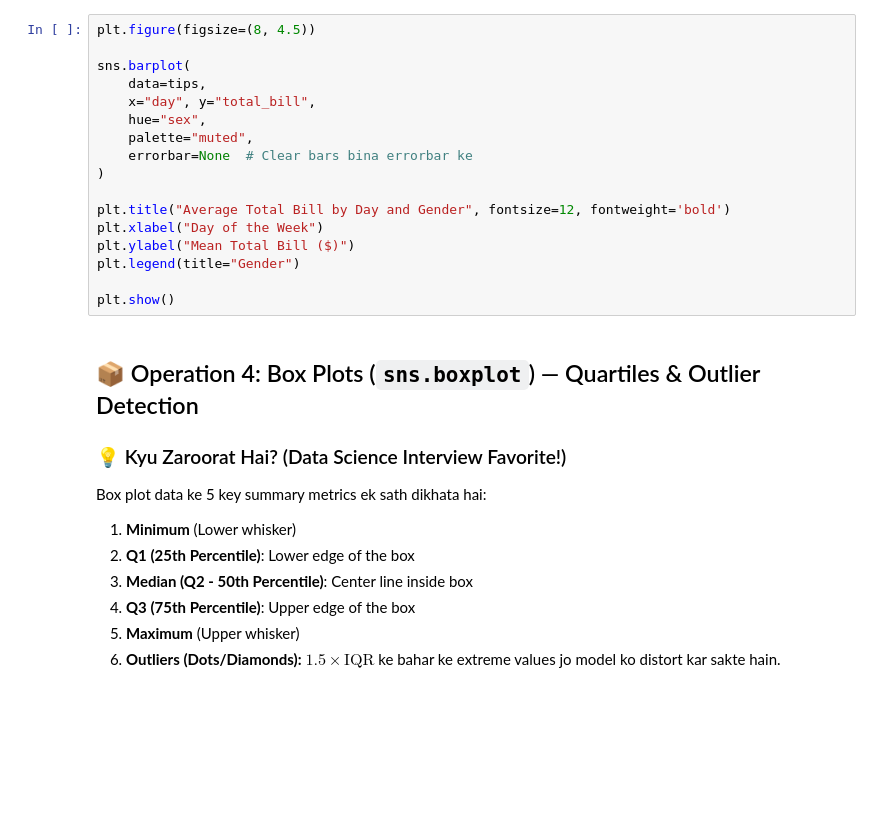
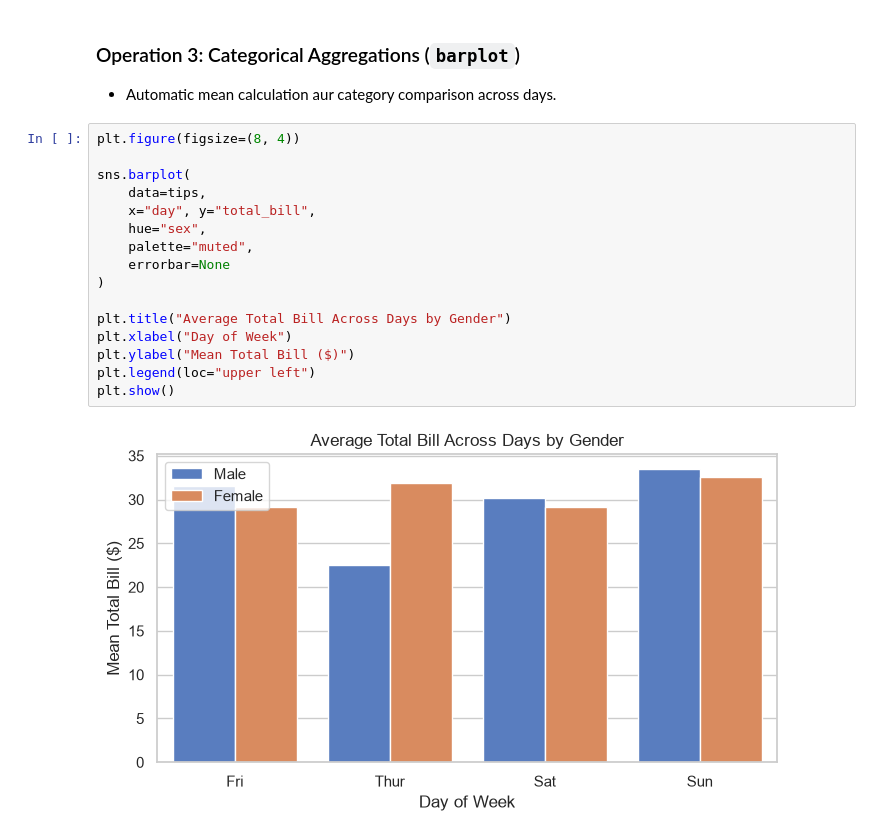
Before and after one commit to SobanAhmad-28/Ai_Ml_Learning, a Jupyter notebook: notebooks/data_visualization/lec_2_seaborn_statistical_visualization.ipynb, the cells around one changed output. Cells and saved outputs as stored; diff of their text form; blank space fills up the shorter version.

```diff
--- a/notebooks/data_visualization/lec_2_seaborn_statistical_visualization.ipynb
+++ b/notebooks/data_visualization/lec_2_seaborn_statistical_visualization.ipynb
@@ -90,28 +80,21 @@ Matplotlib ke bar chart me hume manual mean calculate karna padta hai. Seaborn k
+# %% [markdown]
+### Operation 3: Categorical Aggregations (`barplot`)
+- Automatic mean calculation aur category comparison across days.
 # %%
-plt.figure(figsize=(8, 4.5))
+plt.figure(figsize=(8, 4))
 
 sns.barplot(
     data=tips,
     x="day", y="total_bill",
     hue="sex",
     palette="muted",
-    errorbar=None  # Clear bars bina errorbar ke
+    errorbar=None
 )
 
-plt.title("Average Total Bill by Day and Gender", fontsize=12, fontweight='bold')
-plt.xlabel("Day of the Week")
+plt.title("Average Total Bill Across Days by Gender")
+plt.xlabel("Day of Week")
 plt.ylabel("Mean Total Bill ($)")
-plt.legend(title="Gender")
-
+plt.legend(loc="upper left")
 plt.show()
+# %% [output]
+[figure, added]
-# %% [markdown]
-## 📦 Operation 4: Box Plots (`sns.boxplot`) — Quartiles & Outlier Detection
-
-### 💡 Kyu Zaroorat Hai? (Data Science Interview Favorite!)
-Box plot data ke 5 key summary metrics ek sath dikhata hai:
-1. **Minimum** (Lower whisker)
-2. **Q1 (25th Percentile)**: Lower edge of the box
-3. **Median (Q2 - 50th Percentile)**: Center line inside box
-4. **Q3 (75th Percentile)**: Upper edge of the box
-5. **Maximum** (Upper whisker)
-6. **Outliers (Dots/Diamonds):** $1.5 \times \text{IQR}$ ke bahar ke extreme values jo model ko distort kar sakte hain.
```
Also changed, not shown: parts of 18 cells of this notebook.
